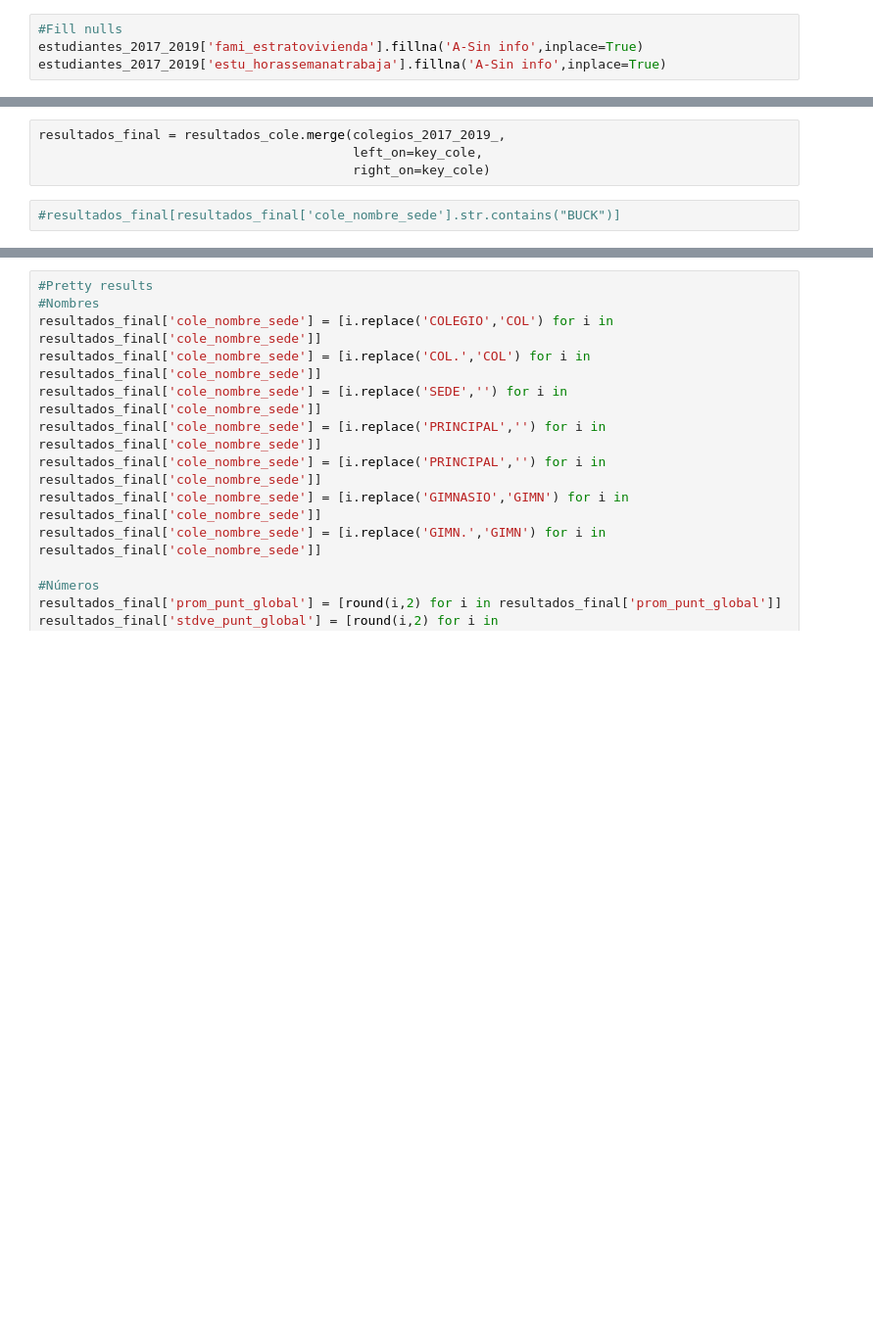
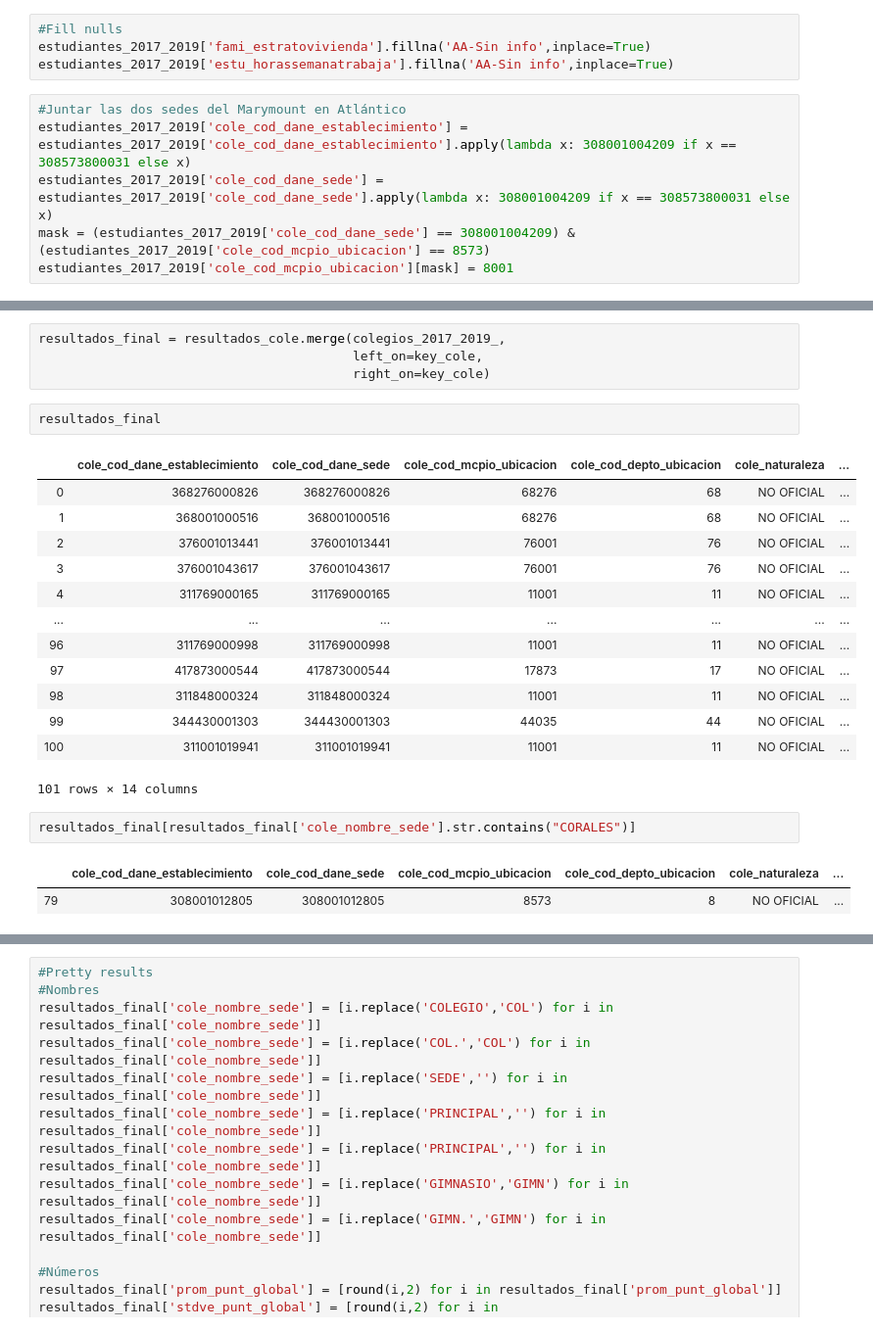
Before and after one commit to el-uniandino/Pruebas-Saber11, a Jupyter notebook: criterios_admision.ipynb, the cells around one changed output, grey strips where cells are left out. Shown at 98% size. Saved outputs shown, nothing was run; the diff lists cells and outputs as text; blank space fills up the shorter version.

Commit message:
Juntar Marymount Atlántico

```diff
--- a/criterios_admision.ipynb
+++ b/criterios_admision.ipynb
@@ -109,8 +109,14 @@ estu_consecutivo                   0
 dtype: int64
 # %%
 #Fill nulls
-estudiantes_2017_2019['fami_estratovivienda'].fillna('A-Sin info',inplace=True)
-estudiantes_2017_2019['estu_horassemanatrabaja'].fillna('A-Sin info',inplace=True)
+estudiantes_2017_2019['fami_estratovivienda'].fillna('AA-Sin info',inplace=True)
+estudiantes_2017_2019['estu_horassemanatrabaja'].fillna('AA-Sin info',inplace=True)
+# %%
+#Juntar las dos sedes del Marymount en Atlántico
+estudiantes_2017_2019['cole_cod_dane_establecimiento'] = estudiantes_2017_2019['cole_cod_dane_establecimiento'].apply(lambda x: 308001004209 if x == 308573800031 else x)
+estudiantes_2017_2019['cole_cod_dane_sede'] = estudiantes_2017_2019['cole_cod_dane_sede'].apply(lambda x: 308001004209 if x == 308573800031 else x)
+mask = (estudiantes_2017_2019['cole_cod_dane_sede'] == 308001004209) & (estudiantes_2017_2019['cole_cod_mcpio_ubicacion'] == 8573)
+estudiantes_2017_2019['cole_cod_mcpio_ubicacion'][mask] = 8001
 # %%
 #Duplicates check
 estudiantes_2017_2019[['estu_consecutivo']].drop_duplicates().shape[0] == estudiantes_2017_2019.shape[0]
@@ -154,8 +160,27 @@ resultados_cole = cole_acumulado_final[(cole_acumulado_final.entrada_directa) &
 resultados_final = resultados_cole.merge(colegios_2017_2019_,
                                          left_on=key_cole,
                                          right_on=key_cole)
+# %%
+resultados_final
+# %% [output]
+|  | cole_cod_dane_establecimiento | cole_cod_dane_sede | cole_cod_mcpio_ubicacion | cole_cod_depto_ubicacion | cole_naturaleza | ... |
+| 0 | 368276000826 | 368276000826 | 68276 | 68 | NO OFICIAL | ... |
+| 1 | 368001000516 | 368001000516 | 68276 | 68 | NO OFICIAL | ... |
+| 2 | 376001013441 | 376001013441 | 76001 | 76 | NO OFICIAL | ... |
+| 3 | 376001043617 | 376001043617 | 76001 | 76 | NO OFICIAL | ... |
+| 4 | 311769000165 | 311769000165 | 11001 | 11 | NO OFICIAL | ... |
+| ... | ... | ... | ... | ... | ... | ... |
+| 96 | 311769000998 | 311769000998 | 11001 | 11 | NO OFICIAL | ... |
+| 97 | 417873000544 | 417873000544 | 17873 | 17 | NO OFICIAL | ... |
+| 98 | 311848000324 | 311848000324 | 11001 | 11 | NO OFICIAL | ... |
+| 99 | 344430001303 | 344430001303 | 44035 | 44 | NO OFICIAL | ... |
+| 100 | 311001019941 | 311001019941 | 11001 | 11 | NO OFICIAL | ... |
+101 rows × 14 columns
 # %%
-#resultados_final[resultados_final['cole_nombre_sede'].str.contains("BUCK")]
+resultados_final[resultados_final['cole_nombre_sede'].str.contains("CORALES")]
+# %% [output]
+|  | cole_cod_dane_establecimiento | cole_cod_dane_sede | cole_cod_mcpio_ubicacion | cole_cod_depto_ubicacion | cole_naturaleza | ... |
+| 79 | 308001012805 | 308001012805 | 8573 | 8 | NO OFICIAL | ... |
 # %%
 #Confirmados por El Uniandino
 confirmados_el_uniandino = [311769001781,
```
Also changed, not shown: parts of 6 cells of this notebook.
